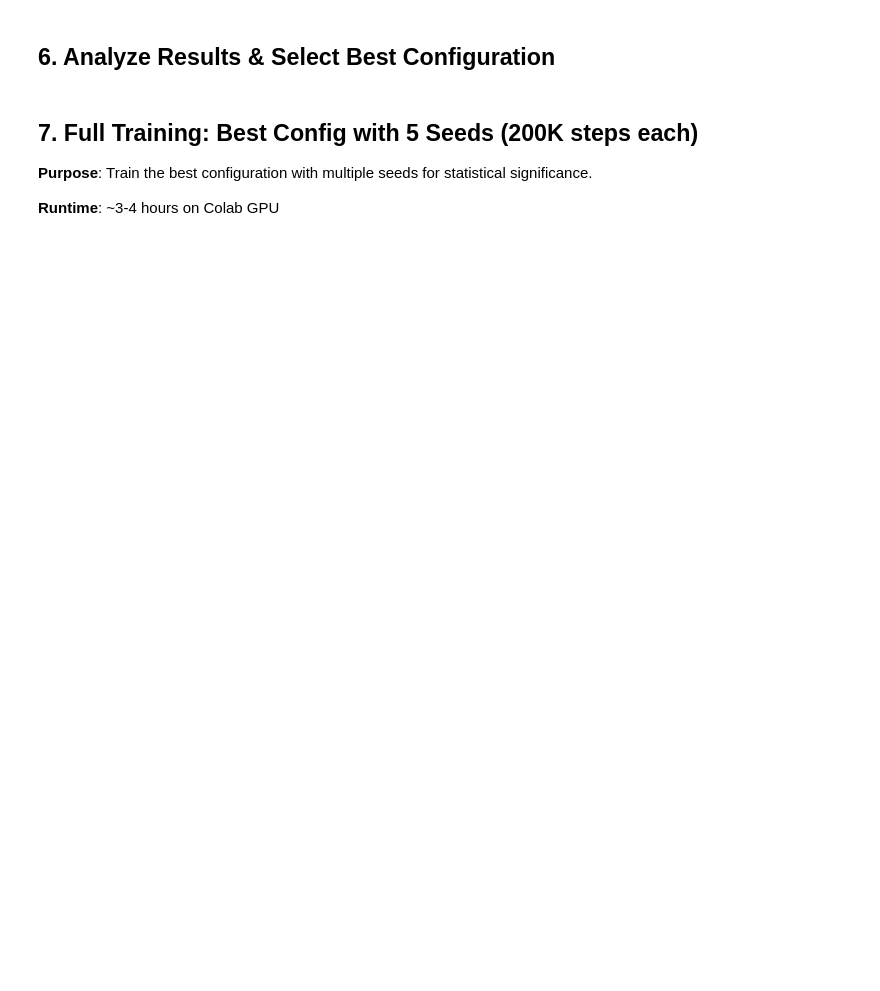
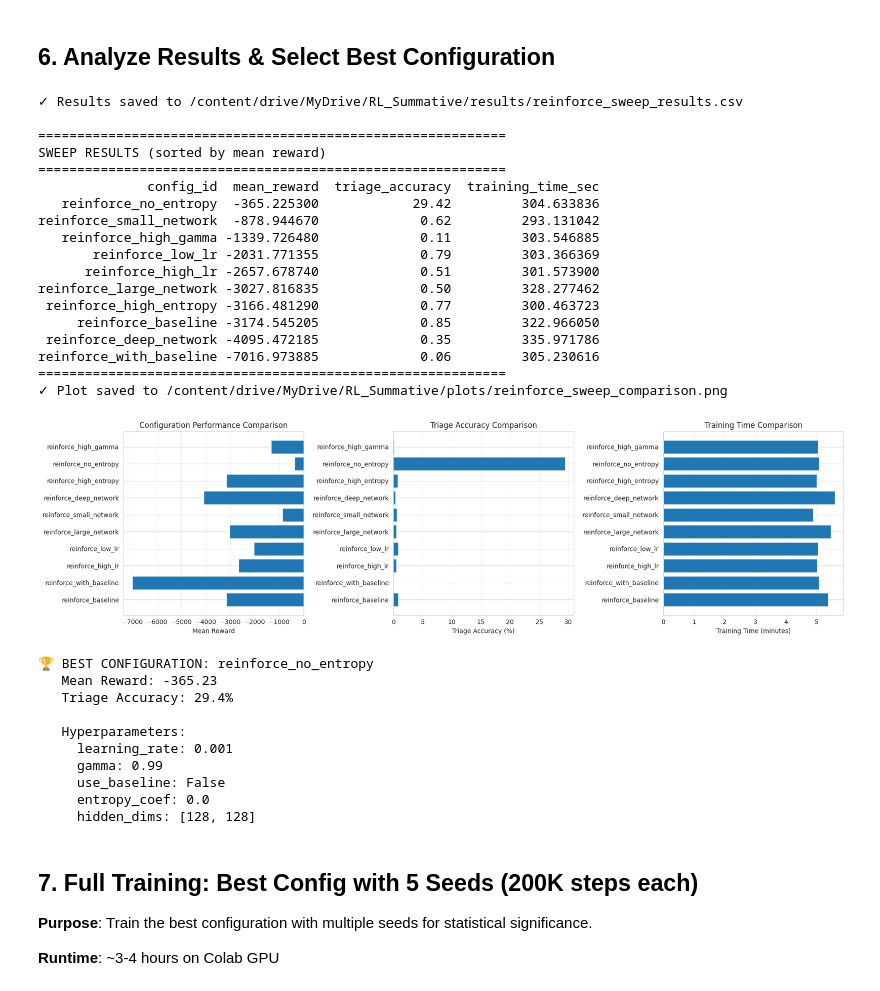
Before and after one commit to reponseashimwe/reinforcement_learning, a Jupyter notebook: notebooks/04_reinforce_training.ipynb, the cells around one changed output. Saved outputs shown, nothing was run; the diff lists cells and outputs as text; code cells hidden in the pictures; blank space fills up the shorter version.

```diff
--- a/notebooks/04_reinforce_training.ipynb
+++ b/notebooks/04_reinforce_training.ipynb
@@ -277,7 +295,7 @@ REINFORCE_CONFIGS = {
         128,
         128
       ],
-      "use_baseline": false,
+      "use_baseline": False,
       "max_grad_norm": 0.5,
       "entropy_coef": 0.01
     },
@@ -290,7 +308,7 @@ REINFORCE_CONFIGS = {
         128,
         128
       ],
-      "use_baseline": true,
+      "use_baseline": True,
       "max_grad_norm": 0.5,
       "entropy_coef": 0.01
     },
@@ -303,7 +321,7 @@ REINFORCE_CONFIGS = {
         128,
         128
       ],
-      "use_baseline": false,
+      "use_baseline": False,
       "max_grad_norm": 0.5,
       "entropy_coef": 0.01
     },
@@ -316,7 +334,7 @@ REINFORCE_CONFIGS = {
         128,
         128
       ],
-      "use_baseline": false,
+      "use_baseline": False,
       "max_grad_norm": 0.5,
       "entropy_coef": 0.01
     },
@@ -329,7 +347,7 @@ REINFORCE_CONFIGS = {
         256,
         256
       ],
-      "use_baseline": false,
+      "use_baseline": False,
       "max_grad_norm": 0.5,
       "entropy_coef": 0.01
     },
@@ -342,7 +360,7 @@ REINFORCE_CONFIGS = {
         64,
         64
       ],
-      "use_baseline": false,
+      "use_baseline": False,
       "max_grad_norm": 0.5,
       "entropy_coef": 0.01
     },
@@ -356,7 +374,7 @@ REINFORCE_CONFIGS = {
         128,
         128
       ],
-      "use_baseline": false,
+      "use_baseline": False,
       "max_grad_norm": 0.5,
       "entropy_coef": 0.01
     },
@@ -369,7 +387,7 @@ REINFORCE_CONFIGS = {
         128,
         128
       ],
-      "use_baseline": false,
+      "use_baseline": False,
       "max_grad_norm": 0.5,
       "entropy_coef": 0.05
     },
@@ -382,7 +400,7 @@ REINFORCE_CONFIGS = {
         128,
         128
       ],
-      "use_baseline": false,
+      "use_baseline": False,
       "max_grad_norm": 0.5,
       "entropy_coef": 0.0
     },
@@ -395,7 +413,7 @@ REINFORCE_CONFIGS = {
         128,
         128
       ],
-      "use_baseline": true,
+      "use_baseline": True,
       "max_grad_norm": 0.5,
       "entropy_coef": 0.01
     }
@@ -541,34 +736,64 @@ print(f"✓ Project directory: {PROJECT_DIR}")
 sweep_df = pd.DataFrame(sweep_results)
 
 # Save sweep results
 sweep_csv_path = f"{PROJECT_DIR}/results/reinforce_sweep_results.csv"
 save_results_to_csv(sweep_results, sweep_csv_path)
 
 # Display sorted results
 print("\n" + "="*60)
 print("SWEEP RESULTS (sorted by mean reward)")
 print("="*60)
 print(sweep_df.sort_values('mean_reward', ascending=False)[
     ['config_id', 'mean_reward', 'triage_accuracy', 'training_time_sec']
 ].to_string(index=False))
 print("="*60)
 
 # Plot comparison
 plot_config_comparison(
     sweep_df,
     save_path=f"{PROJECT_DIR}/plots/reinforce_sweep_comparison.png"
 )
 
 # Identify best config
 best_config_id = sweep_df.loc[sweep_df['mean_reward'].idxmax(), 'config_id']
 best_config = next(c for c in configs if c['id'] == best_config_id)
 
 print(f"\n🏆 BEST CONFIGURATION: {best_config_id}")
 print(f"   Mean Reward: {sweep_df.loc[sweep_df['mean_reward'].idxmax(), 'mean_reward']:.2f}")
 print(f"   Triage Accuracy: {sweep_df.loc[sweep_df['mean_reward'].idxmax(), 'triage_accuracy']:.1f}%")
 print(f"\n   Hyperparameters:")
-for key in ['learning_rate', 'gamma', 'buffer_size', 'batch_size']:
+for key in ['learning_rate', 'gamma', 'use_baseline', 'entropy_coef', 'hidden_dims']:
     print(f"     {key}: {best_config[key]}")
+# %% [output]
+✓ Results saved to /content/drive/MyDrive/RL_Summative/results/reinforce_sweep_results.csv
+
+============================================================
+SWEEP RESULTS (sorted by mean reward)
+============================================================
+              config_id  mean_reward  triage_accuracy  training_time_sec
+   reinforce_no_entropy  -365.225300            29.42         304.633836
+reinforce_small_network  -878.944670             0.62         293.131042
+   reinforce_high_gamma -1339.726480             0.11         303.546885
+       reinforce_low_lr -2031.771355             0.79         303.366369
+      reinforce_high_lr -2657.678740             0.51         301.573900
+reinforce_large_network -3027.816835             0.50         328.277462
+ reinforce_high_entropy -3166.481290             0.77         300.463723
+     reinforce_baseline -3174.545205             0.85         322.966050
+ reinforce_deep_network -4095.472185             0.35         335.971786
+reinforce_with_baseline -7016.973885             0.06         305.230616
+============================================================
+✓ Plot saved to /content/drive/MyDrive/RL_Summative/plots/reinforce_sweep_comparison.png
+[figure, added]
+🏆 BEST CONFIGURATION: reinforce_no_entropy
+   Mean Reward: -365.23
+   Triage Accuracy: 29.4%
+
+   Hyperparameters:
+     learning_rate: 0.001
+     gamma: 0.99
+     use_baseline: False
+     entropy_coef: 0.0
+     hidden_dims: [128, 128]
 # %% [markdown]
 ## 7. Full Training: Best Config with 5 Seeds (200K steps each)
 
```
Also changed, not shown: parts of 15 cells of this notebook, 6 other files.
